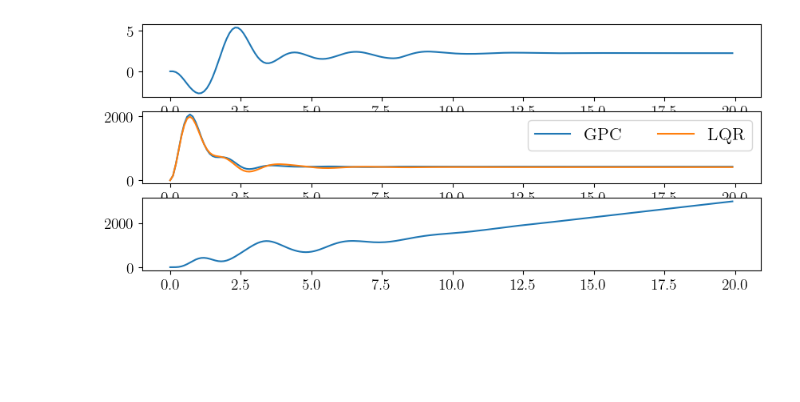
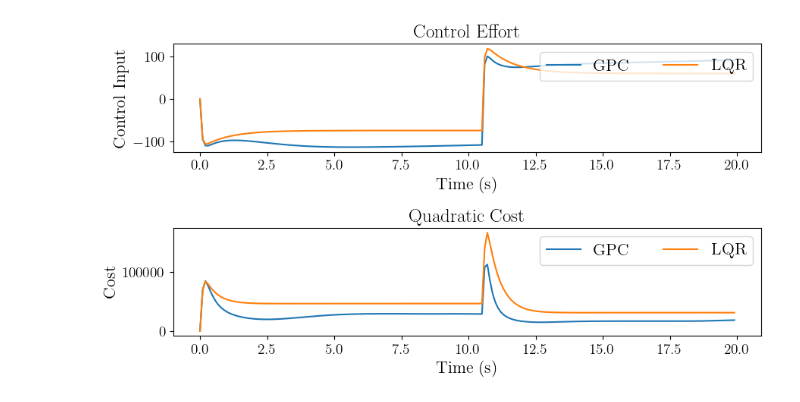
Before and after one commit to dbombara/deluca, a Jupyter notebook: main.ipynb, the cells around one changed output. Saved outputs shown, nothing was run; the diff lists cells and outputs as text; code cells hidden in the pictures; blank space fills up the shorter version.

```diff
--- a/main.ipynb
+++ b/main.ipynb
@@ -20,7 +20,8 @@ def double_integrator_dt(m=1,b=0.5,k=5,dt=0.1):
     return A,B,dt
 # %%
 A, B, dt = double_integrator_dt()
-Q, R = jnp.eye(2), jnp.eye(1)
+A_true, B_true, _ = double_integrator_dt(m=1.2, b=0.6, k=6)
+Q, R = 500*jnp.eye(2), jnp.eye(1)
 
 # initialize classes
 agpc = GPC(
@@ -31,7 +32,7 @@ agpc = GPC(
     H=80,
     HH=79,
     lr_scale=0.00005,
-    decay= False,
+    decay= True,
     )
 alqr = LQR(A,B,Q,R)
 
@@ -42,7 +43,7 @@ x_gpc = x0
 x_lqr = x0
 # %%
 def quad_loss(x: jnp.ndarray, u: jnp.ndarray):
-    return (x.T @ x + u.T @ u)
+    return (x.T @ Q @ x) + u.T @ R @u
 # %%
 T = 200
 
@@ -54,17 +55,14 @@ uv_lqr, xv_lqr = np.zeros((1,T)), np.zeros((2,T))
 uv2_gpc = np.zeros((1,T))
 
 tv = np.arange(0,T)*dt
-w2 = 100*dt*square(tv*10,duty=0.5) + 1
+w2 = 100*dt*square(tv*0.3,duty=0.5) + 1
 
 for i in tqdm(range(T)):
 #for i in range(T):
 
     # Compute disturbance
-    #w = jnp.array([[0.],[w2[i]]])
-    w = jnp.array([[0.],[10.]])
-
-    # Get results for GPC
-
+    w = jnp.array([[0.],[w2[i]]])
+    #w = jnp.array([[0.],[10.]])
 
     xv_gpc[:,i] = agpc.state.reshape((2,)) # put states into array
     xv_lqr[:,i] = x_lqr.reshape((2,)) # put the current state into a vector of all states
@@ -79,8 +77,11 @@ for i in tqdm(range(T)):
 
     # add noise and get next state
     x_gpc = A @ agpc.state + B @ u_gpc + w
+    #w = (A_true @ agpc.state + B_true @ u_gpc) - (A @ agpc.state + B @ u_gpc)
     agpc.update(x_gpc,u_gpc)
-    x_lqr = A @ x_lqr + B @ u_lqr + w # get the next state
+
+    #x_lqr = A_true @ x_lqr + B_true @ u_lqr # get the next state
+    x_lqr = A @ x_lqr + B @ u_lqr + w
 
     # get policy loss
     g_gpc = agpc.policy_loss(agpc.M,agpc.noise_history)
@@ -184,20 +167,29 @@ array([[ 0.00000000e+00,  0.00000000e+00,  0.00000000e+00,
 # %%
 # plot control effort
-fig3, ax3 = plt.subplots(3, 1, figsize=(10, 4)) # Create a figure and axis for GPC
-#ax3[0].plot(tv, uv_gpc.reshape((T,)), label="$u_1$")
-#ax3[0].plot(tv, uv_lqr.reshape((T,)), label="$u_1$")
+fig3, ax3 = plt.subplots(2, 1, figsize=(10, 5)) # Create a figure and axis for GPC
+ax3[0].plot(tv, uv_gpc.reshape((T,)), label="GPC")
+ax3[0].plot(tv, uv_lqr.reshape((T,)), label="LQR")
 #ax3[0].plot(tv, uv2_gpc.reshape((T,)),label="$u_2$") # due to disturbance rejection
-ax3[0].plot(tv,(uv_gpc - uv_lqr).reshape((T,)))
+#ax3[0].plot(tv,(uv_gpc - uv_lqr).reshape((T,)))
+ax3[0].set_xlabel("Time (s)")
+ax3[0].set_title("Control Effort")
+ax3[0].set_ylabel("Control Input")
+ax3[0].legend(loc="upper right",ncol=2)
 
 cv_gpc = cv_gpc.reshape((T,))
 cv_lqr = cv_lqr.reshape((T,))
 regret = np.cumsum(cv_gpc - cv_lqr)
 gv_gpc = gv_gpc.reshape((T,))
+
 ax3[1].plot(tv,cv_gpc,label="GPC")
 ax3[1].plot(tv,cv_lqr,label="LQR")
 ax3[1].legend(ncol=2,loc='upper right')
+ax3[1].set_xlabel("Time (s)")
+ax3[1].set_title("Quadratic Cost")
+ax3[1].set_ylabel("Cost")
 
-ax3[2].plot(tv,regret)
+#ax3[2].plot(tv,regret)
+plt.subplots_adjust(wspace=0.3, hspace=0.7)
 plt.show()
 # %% [output]
-[figure, old version]
+[figure, new version]
```
Also changed, not shown: parts of 2 cells of this notebook, 1 other file.
